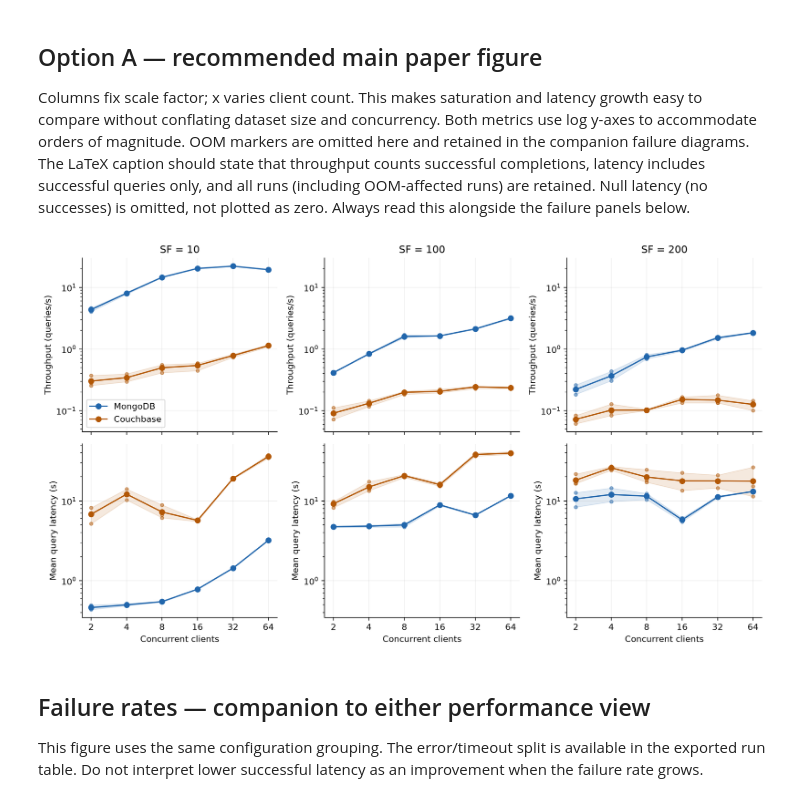
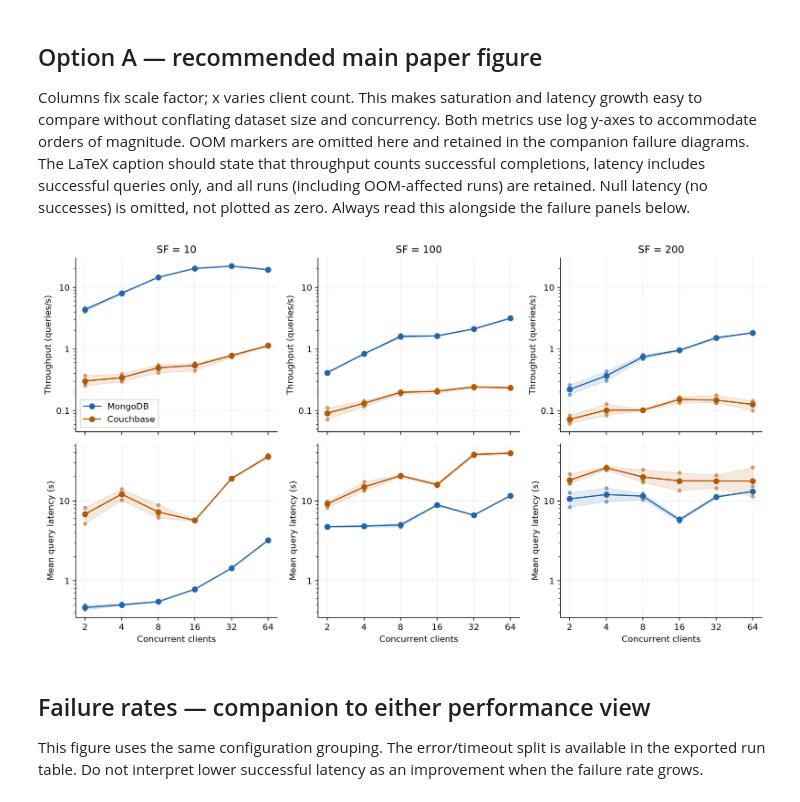
Before and after one commit to zeNightshade/JSONBench, a Jupyter notebook: notebooks/ec2_large_analysis.ipynb, the cells around one changed output. Saved outputs shown, nothing was run; the diff lists cells and outputs as text; code cells hidden in the pictures.

Commit message:
Use plain numeric y-axis ticks in main figure

```diff
--- a/notebooks/ec2_large_analysis.ipynb
+++ b/notebooks/ec2_large_analysis.ipynb
@@ -116,34 +116,35 @@ Columns fix scale factor; x varies client count. This makes saturation and laten
 # %%
 def draw(ax, data, x, metric, mark_oom=True):
     for backend, color in COLORS.items():
         d = data[data.backend == backend]
         g = d.groupby(x)[metric].agg(["mean", "min", "max"])
         ax.plot(g.index, g["mean"], marker="o", color=color, label=LABELS[backend])
         ax.fill_between(g.index.to_numpy(), g["min"].to_numpy(), g["max"].to_numpy(), color=color, alpha=.13)
         ax.scatter(d[x], d[metric], color=color, alpha=.5, s=14)
         bad = d[d.oom_affected]
         if mark_oom:
             ax.scatter(bad[x], bad[metric], color="black", marker="x", s=45, zorder=5)
     ax.grid(alpha=.2)
 
 fig, axes = plt.subplots(2, 3, figsize=(12, 6.8), sharex=True, sharey="row")
 for j, sf in enumerate(SCALES):
     for i, metric in enumerate(["throughput_qps", "successful_latency_s"]):
         ax = axes[i, j]; draw(ax, runs[runs.sf == sf], "clients", metric, mark_oom=False)
         ax.set_xscale("log", base=2); ax.set_xticks(CLIENTS, labels=CLIENTS)
         ax.set_yscale("log")
+        ax.yaxis.set_major_formatter(plt.FuncFormatter(lambda value, position: f"{value:g}"))
         if i == 0: ax.set_title(f"SF = {sf}")
         else: ax.set_xlabel("Concurrent clients")
 for ax in axes[0]:
     ax.set_ylabel("Throughput (queries/s)")
     ax.tick_params(axis="y", labelleft=True)
 for ax in axes[1]:
     ax.set_ylabel("Mean query latency (s)")
     ax.tick_params(axis="y", labelleft=True)
 axes[0, 0].legend()
 fig.tight_layout(); save(fig, "clients_by_scale")
 # %% [output]
-[figure, old version]
+[figure, new version]
 # %% [markdown]
 ## Failure rates — companion to either performance view
 
```
